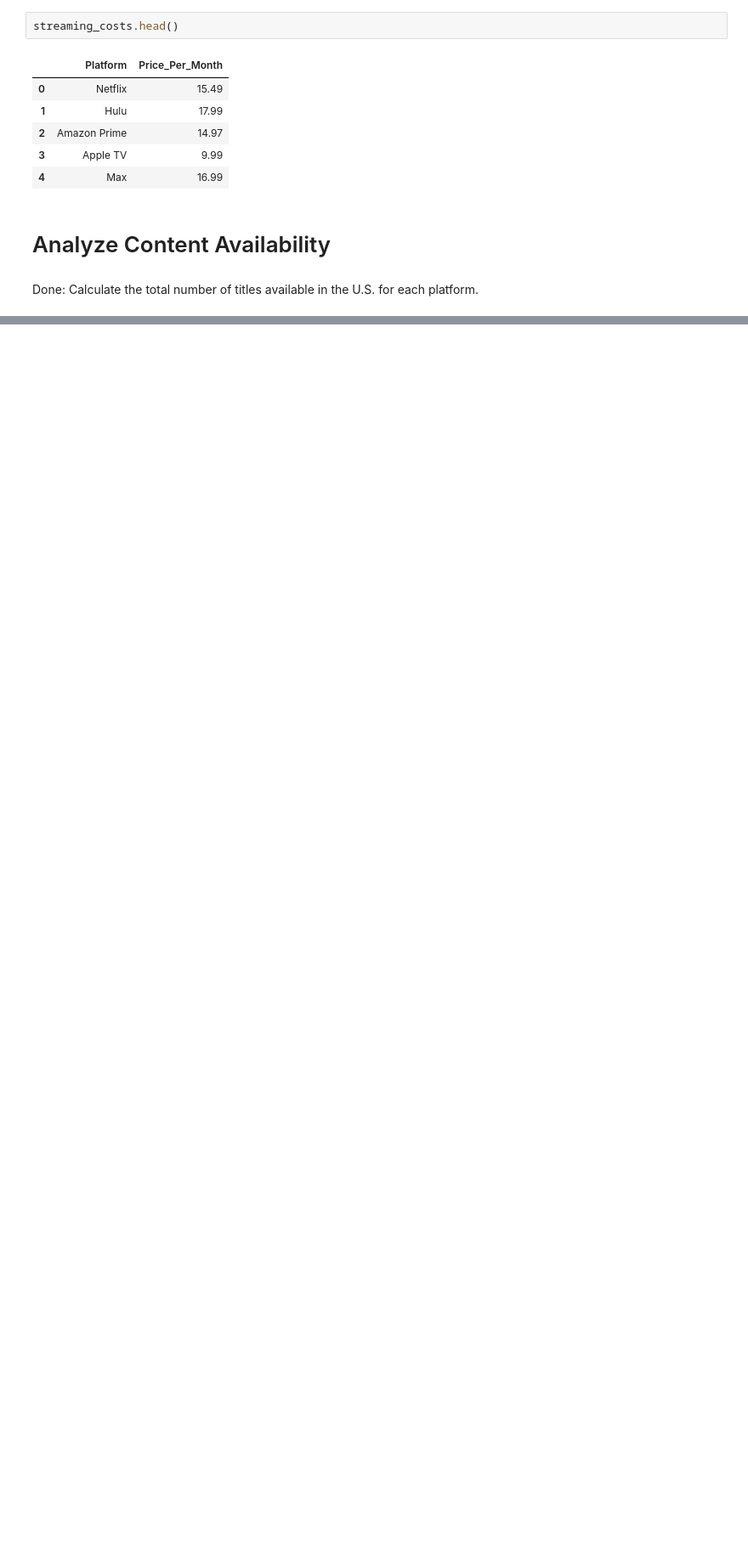
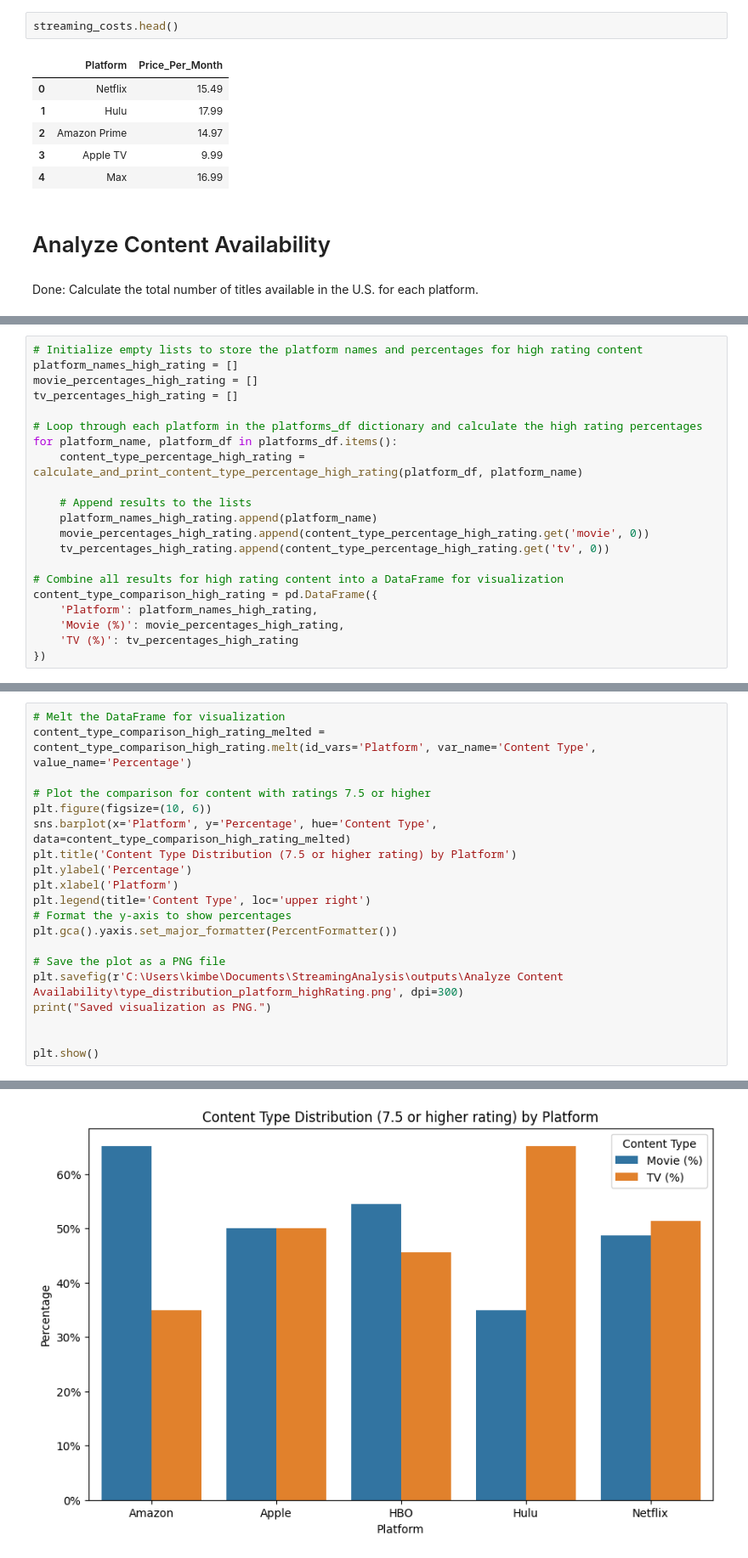
Before and after one commit to kval122/StreamingAnalysis, a Jupyter notebook: notebooks/analysis.ipynb, the cells around one changed output, grey strips where cells are left out. Shown at 85% size. Saved outputs shown, nothing was run; the diff lists cells and outputs as text; blank space fills up the shorter version.

```diff
--- a/notebooks/analysis.ipynb
+++ b/notebooks/analysis.ipynb
@@ -121,0 +212,21 @@ high_rated_platform_content_type_percentage
+# %%
+# Initialize empty lists to store the platform names and percentages for high rating content
+platform_names_high_rating = []
+movie_percentages_high_rating = []
+tv_percentages_high_rating = []
+
+# Loop through each platform in the platforms_df dictionary and calculate the high rating percentages
+for platform_name, platform_df in platforms_df.items():
+    content_type_percentage_high_rating = calculate_and_print_content_type_percentage_high_rating(platform_df, platform_name)
+
+    # Append results to the lists
+    platform_names_high_rating.append(platform_name)
+    movie_percentages_high_rating.append(content_type_percentage_high_rating.get('movie', 0))
+    tv_percentages_high_rating.append(content_type_percentage_high_rating.get('tv', 0))
+
+# Combine all results for high rating content into a DataFrame for visualization
+content_type_comparison_high_rating = pd.DataFrame({
+    'Platform': platform_names_high_rating,
+    'Movie (%)': movie_percentages_high_rating,
+    'TV (%)': tv_percentages_high_rating
+})
@@ -121,0 +249,21 @@ high_rated_platform_content_type_percentage
+# %%
+# Melt the DataFrame for visualization
+content_type_comparison_high_rating_melted = content_type_comparison_high_rating.melt(id_vars='Platform', var_name='Content Type', value_name='Percentage')
+
+# Plot the comparison for content with ratings 7.5 or higher
+plt.figure(figsize=(10, 6))
+sns.barplot(x='Platform', y='Percentage', hue='Content Type', data=content_type_comparison_high_rating_melted)
+plt.title('Content Type Distribution (7.5 or higher rating) by Platform')
+plt.ylabel('Percentage')
+plt.xlabel('Platform')
+plt.legend(title='Content Type', loc='upper right')
+# Format the y-axis to show percentages
+plt.gca().yaxis.set_major_formatter(PercentFormatter())
+
+# Save the plot as a PNG file
+plt.savefig(r'C:\Users\kimbe\Documents\StreamingAnalysis\outputs\Analyze Content Availability\type_distribution_platform_highRating.png', dpi=300)
+print("Saved visualization as PNG.")
+
+
+plt.show()
+# %% [output]
@@ -121,0 +271 @@ high_rated_platform_content_type_percentage
+[figure, added]
```
Also changed, not shown: parts of 36 cells of this notebook, 13 other files.
